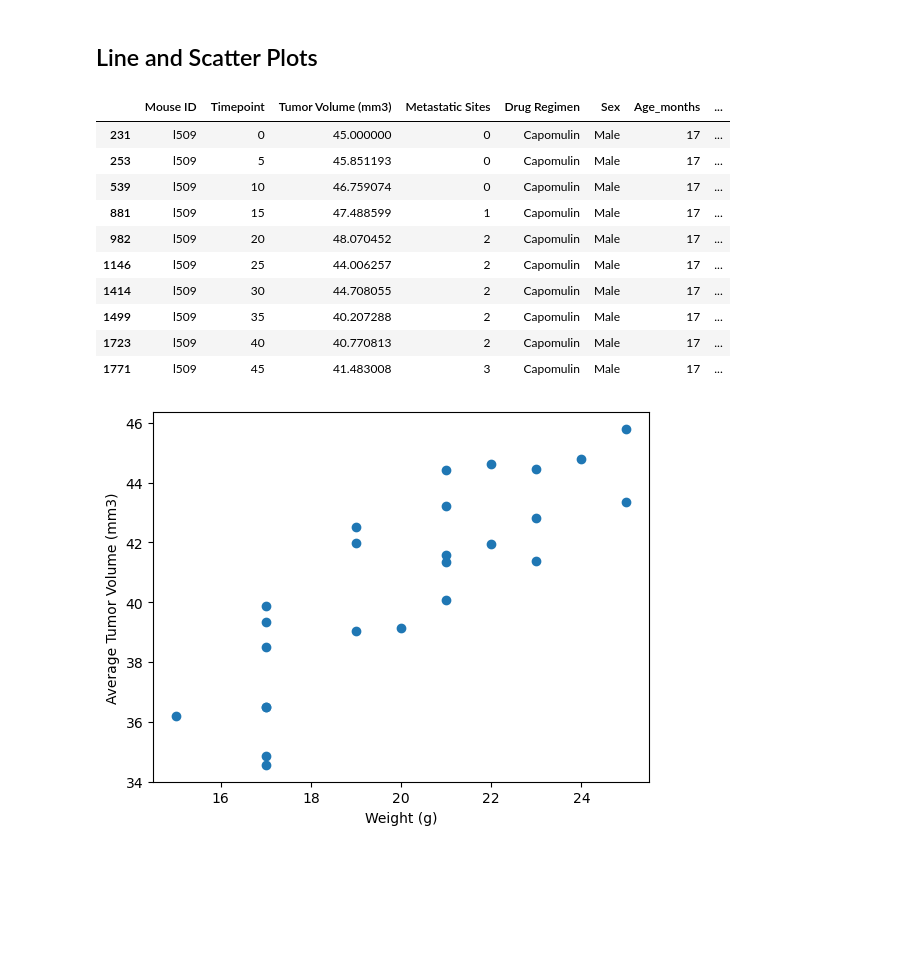
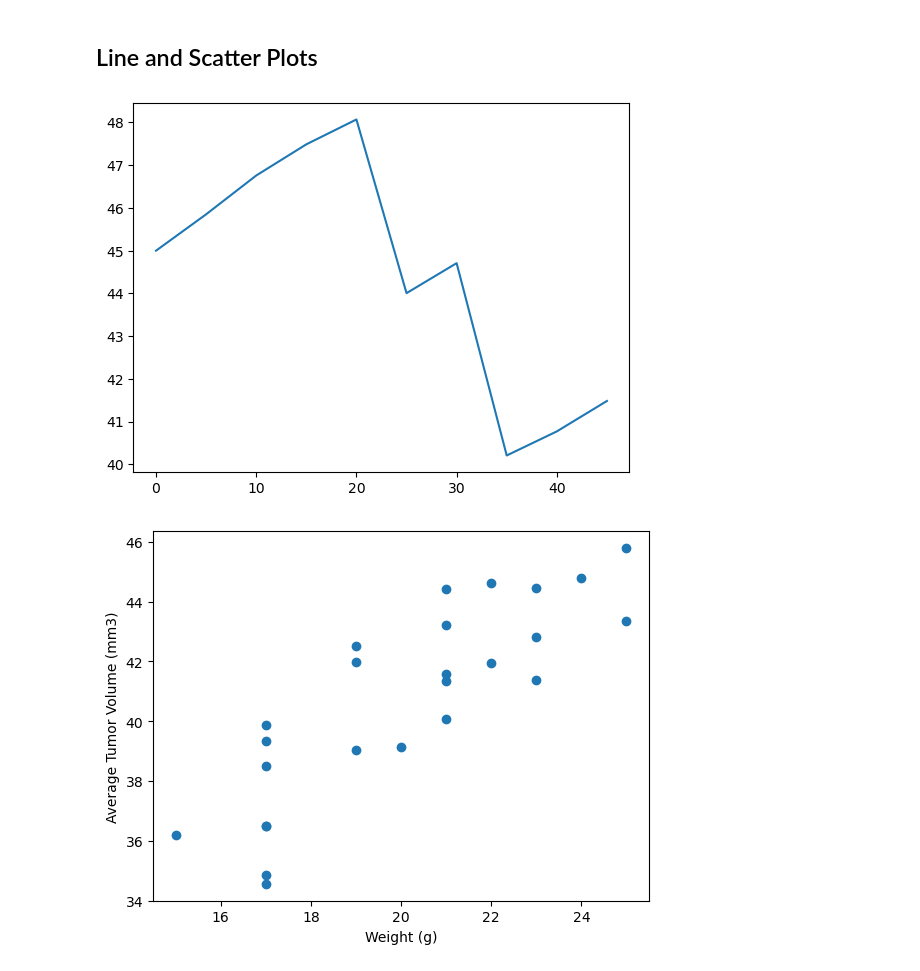
Before and after one commit to nCervantez/MatplotlibChallenge, a Jupyter notebook: Pymaceuticals/pymaceuticals_starter.ipynb, the cells around one changed output. Drawn from its saved outputs; the diff is of its cells as text; code cells hidden in the pictures; blank space fills up the shorter version.

Commit message:
Line plot completed for the single mouse.

```diff
--- a/Pymaceuticals/pymaceuticals_starter.ipynb
+++ b/Pymaceuticals/pymaceuticals_starter.ipynb
@@ -251,21 +250,16 @@ plt.show()
 # %%
 # Generate a line plot of tumor volume vs. time point for a single mouse treated with Capomulin
 mouse_cap = mouse_study.loc[mouse_study['Drug Regimen']== "Capomulin"]
 
 single_mouse = mouse_cap.loc[mouse_cap['Mouse ID'] == "l509"]
-single_mouse
+x_axis = single_mouse["Timepoint"]
+y_axis = single_mouse["Tumor Volume (mm3)"]
+vol_over_time = plt.plot(x_axis, y_axis)
+plt.xlabel = "Timepoint (days)"
+plt.ylabel = "Tumor Volume (mm3)"
+plt.show()
 # %% [output]
-|  | Mouse ID | Timepoint | Tumor Volume (mm3) | Metastatic Sites | Drug Regimen | Sex | Age_months | ... |
-| 231 | l509 | 0 | 45.000000 | 0 | Capomulin | Male | 17 | ... |
-| 253 | l509 | 5 | 45.851193 | 0 | Capomulin | Male | 17 | ... |
-| 539 | l509 | 10 | 46.759074 | 0 | Capomulin | Male | 17 | ... |
-| 881 | l509 | 15 | 47.488599 | 1 | Capomulin | Male | 17 | ... |
-| 982 | l509 | 20 | 48.070452 | 2 | Capomulin | Male | 17 | ... |
-| 1146 | l509 | 25 | 44.006257 | 2 | Capomulin | Male | 17 | ... |
-| 1414 | l509 | 30 | 44.708055 | 2 | Capomulin | Male | 17 | ... |
-| 1499 | l509 | 35 | 40.207288 | 2 | Capomulin | Male | 17 | ... |
-| 1723 | l509 | 40 | 40.770813 | 2 | Capomulin | Male | 17 | ... |
-| 1771 | l509 | 45 | 41.483008 | 3 | Capomulin | Male | 17 | ... |
+[figure, added]
 # %%
 # Generate a scatter plot of mouse weight vs. the average observed tumor volume for the entire Capomulin regimen
 # %% [output]
```
Also changed, not shown: parts of 1 cell of this notebook.
